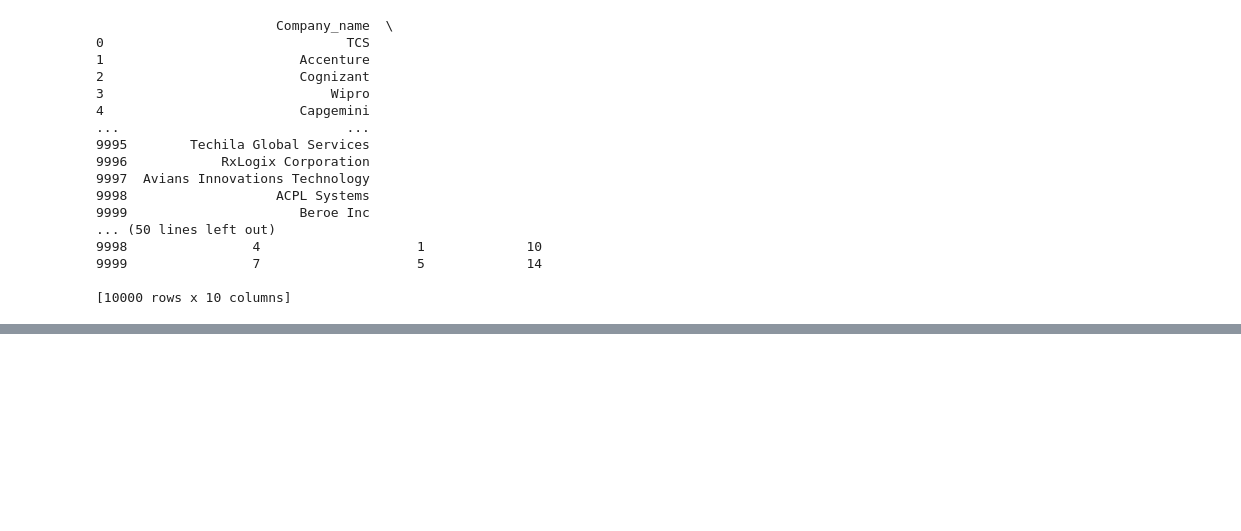
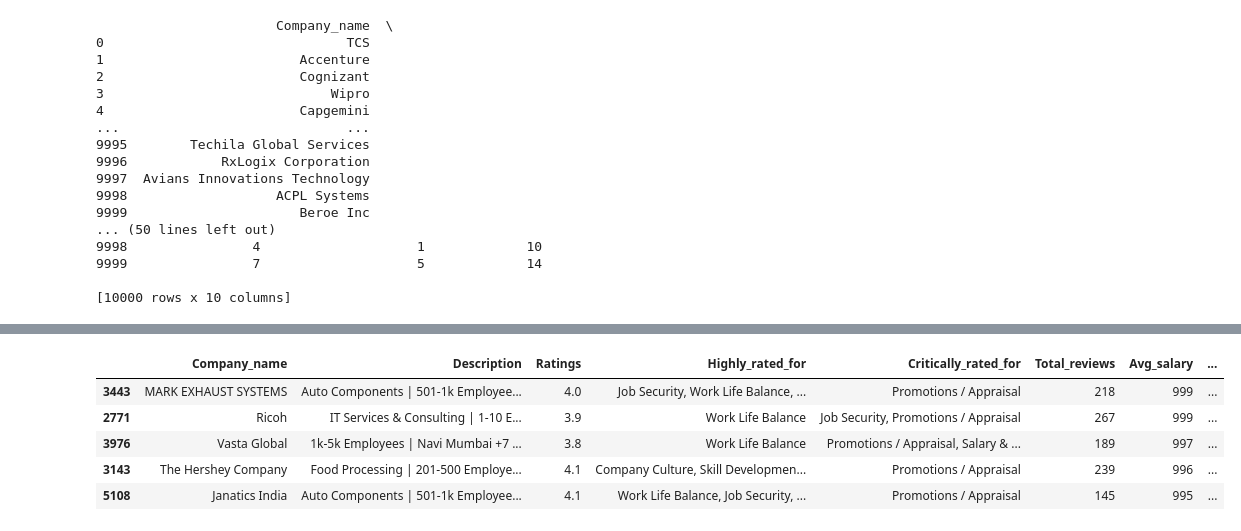
Before and after one commit to Prihantoedi/top-companies-data, a Jupyter notebook: Companies.ipynb, the cells around one changed output, grey strips where cells are left out. Cells and saved outputs as stored; diff of their text form; code cells hidden in the pictures; blank space fills up the shorter version.

```diff
--- a/Companies.ipynb
+++ b/Companies.ipynb
@@ -32,0 +91,9 @@ df_companies.sort_values(by='Ratings', ascending=False).head()
+# %%
+df_companies.sort_values(by='Avg_salary', ascending=False).head()
+# %% [output]
+|  | Company_name | Description | Ratings | Highly_rated_for | Critically_rated_for | Total_reviews | Avg_salary | ... |
+| 3443 | MARK EXHAUST SYSTEMS | Auto Components | 501-1k Employee... | 4.0 | Job Security, Work Life Balance, ... | Promotions / Appraisal | 218 | 999 | ... |
+| 2771 | Ricoh | IT Services & Consulting | 1-10 E... | 3.9 | Work Life Balance | Job Security, Promotions / Appraisal | 267 | 999 | ... |
+| 3976 | Vasta Global | 1k-5k Employees | Navi Mumbai +7 ... | 3.8 | Work Life Balance | Promotions / Appraisal, Salary & ... | 189 | 997 | ... |
+| 3143 | The Hershey Company | Food Processing | 201-500 Employe... | 4.1 | Company Culture, Skill Developmen... | Promotions / Appraisal | 239 | 996 | ... |
+| 5108 | Janatics India | Auto Components | 501-1k Employee... | 4.1 | Work Life Balance, Job Security, ... | Promotions / Appraisal | 145 | 995 | ... |
```
Also changed, not shown: parts of 19 cells of this notebook, 1 other file.
